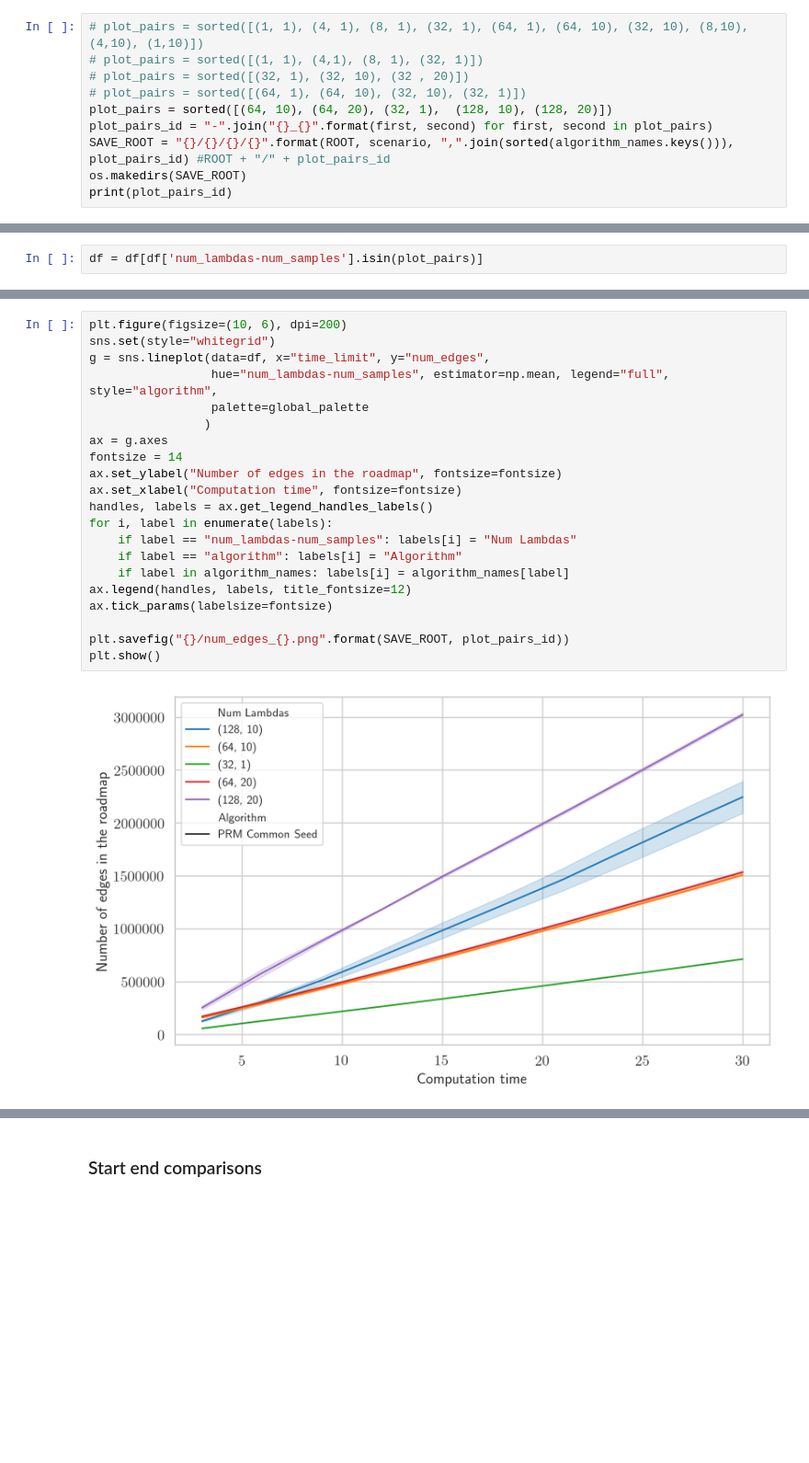
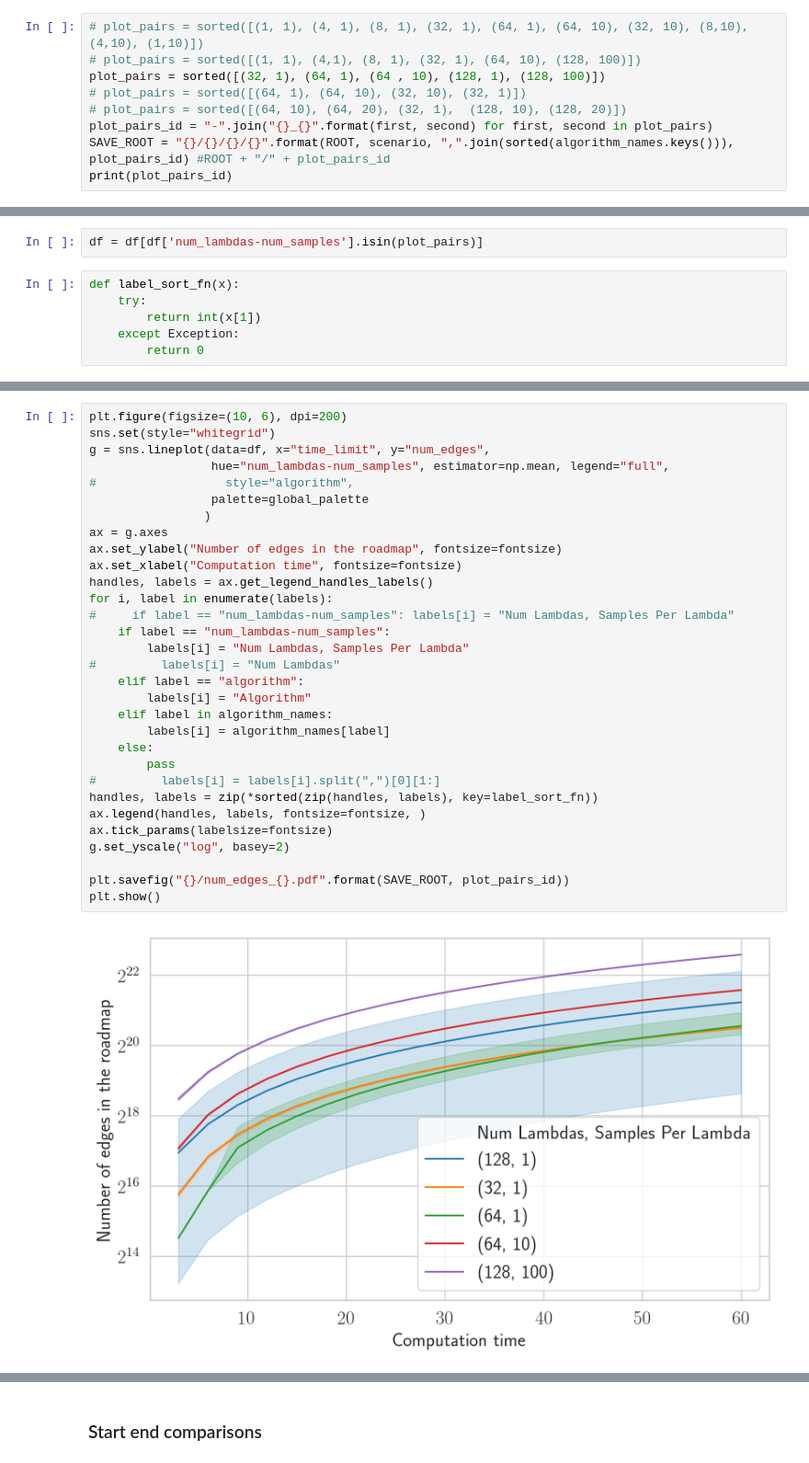
Before and after one commit to cryingpotat0/graph_mplambda, a Jupyter notebook: scripts/plotting.ipynb, the cells around one changed output, grey strips where cells are left out. Shown at 92% size. Cells and saved outputs as stored; diff of their text form; blank space fills up the shorter version.

```diff
--- a/scripts/plotting.ipynb
+++ b/scripts/plotting.ipynb
@@ -77,11 +77,10 @@ num_lambdas-num_samples time_limit
 # %%
 # plot_pairs = sorted([(1, 1), (4, 1), (8, 1), (32, 1), (64, 1), (64, 10), (32, 10), (8,10), (4,10), (1,10)])
-# plot_pairs = sorted([(1, 1), (4,1), (8, 1), (32, 1)])
-# plot_pairs = sorted([(32, 1), (32, 10), (32 , 20)])
+# plot_pairs = sorted([(1, 1), (4,1), (8, 1), (32, 1), (64, 10), (128, 100)])
+plot_pairs = sorted([(32, 1), (64, 1), (64 , 10), (128, 1), (128, 100)])
 # plot_pairs = sorted([(64, 1), (64, 10), (32, 10), (32, 1)])
-plot_pairs = sorted([(64, 10), (64, 20), (32, 1),  (128, 10), (128, 20)])
+# plot_pairs = sorted([(64, 10), (64, 20), (32, 1),  (128, 10), (128, 20)])
 plot_pairs_id = "-".join("{}_{}".format(first, second) for first, second in plot_pairs)
 SAVE_ROOT = "{}/{}/{}/{}".format(ROOT, scenario, ",".join(sorted(algorithm_names.keys())), plot_pairs_id) #ROOT + "/" + plot_pairs_id
-os.makedirs(SAVE_ROOT)
 print(plot_pairs_id)
 # %% [output]
@@ -89,5 +92,11 @@ print(plot_pairs_id)
 # %%
 df = df[df['num_lambdas-num_samples'].isin(plot_pairs)]
+# %%
+def label_sort_fn(x):
+    try:
+        return int(x[1])
+    except Exception:
+        return 0
 # %%
 plt.figure(figsize=(10, 6), dpi=200)
 sns.set(style="whitegrid")
@@ -138,23 +169,33 @@ plt.show()
 # %%
 plt.figure(figsize=(10, 6), dpi=200)
 sns.set(style="whitegrid")
 g = sns.lineplot(data=df, x="time_limit", y="num_edges",
-                 hue="num_lambdas-num_samples", estimator=np.mean, legend="full", style="algorithm",
+                 hue="num_lambdas-num_samples", estimator=np.mean, legend="full",
+#                  style="algorithm",
                  palette=global_palette
                 )
 ax = g.axes
-fontsize = 14
 ax.set_ylabel("Number of edges in the roadmap", fontsize=fontsize)
 ax.set_xlabel("Computation time", fontsize=fontsize)
 handles, labels = ax.get_legend_handles_labels()
 for i, label in enumerate(labels):
-    if label == "num_lambdas-num_samples": labels[i] = "Num Lambdas"
-    if label == "algorithm": labels[i] = "Algorithm"
-    if label in algorithm_names: labels[i] = algorithm_names[label]
-ax.legend(handles, labels, title_fontsize=12)
+#     if label == "num_lambdas-num_samples": labels[i] = "Num Lambdas, Samples Per Lambda"
+    if label == "num_lambdas-num_samples":
+        labels[i] = "Num Lambdas, Samples Per Lambda"
+#         labels[i] = "Num Lambdas"
+    elif label == "algorithm":
+        labels[i] = "Algorithm"
+    elif label in algorithm_names:
+        labels[i] = algorithm_names[label]
+    else:
+        pass
+#         labels[i] = labels[i].split(",")[0][1:]
+handles, labels = zip(*sorted(zip(handles, labels), key=label_sort_fn))
+ax.legend(handles, labels, fontsize=fontsize, )
 ax.tick_params(labelsize=fontsize)
+g.set_yscale("log", basey=2)
 
-plt.savefig("{}/num_edges_{}.png".format(SAVE_ROOT, plot_pairs_id))
+plt.savefig("{}/num_edges_{}.pdf".format(SAVE_ROOT, plot_pairs_id))
 plt.show()
 # %% [output]
-[figure, old version]
+[figure, new version]
```
Also changed, not shown: parts of 21 cells of this notebook, 9 other files.
